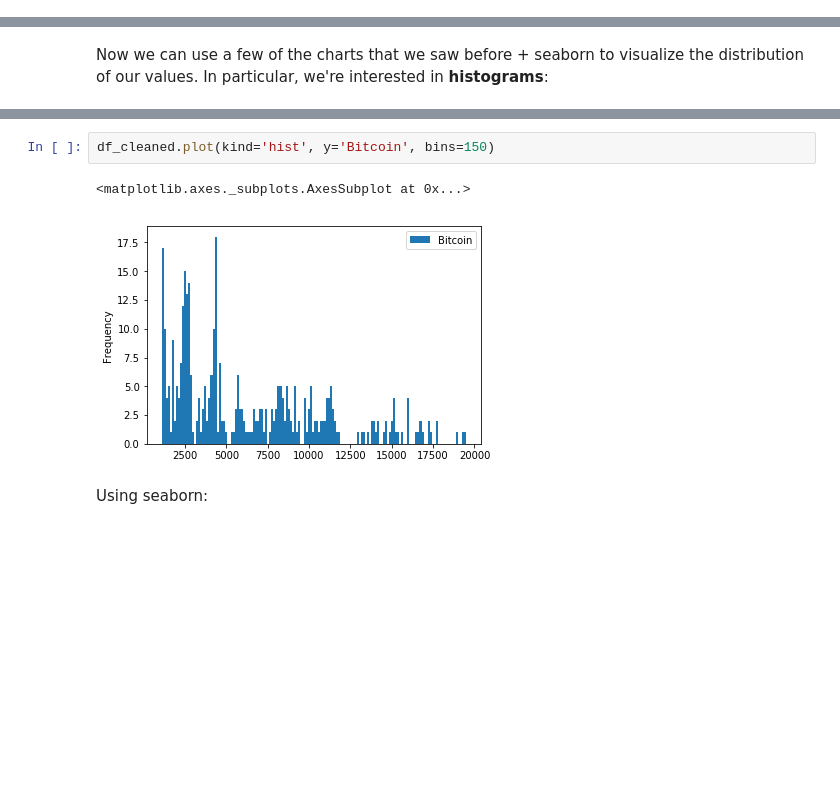
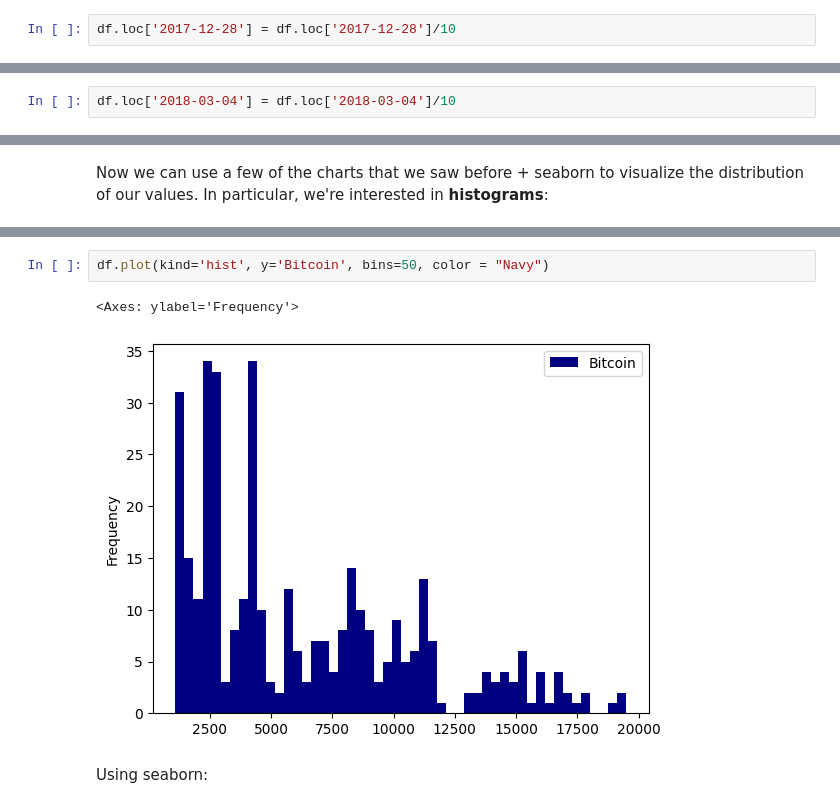
Before and after one commit to zhuowang0607/data-cleaning-rmotr-freecodecamp, a Jupyter notebook: 5 - Real Example.ipynb, the cells around one changed output, grey strips where cells are left out. Drawn from its saved outputs; the diff is of its cells as text; blank space fills up the shorter version.

```diff
--- a/5 - Real Example.ipynb
+++ b/5 - Real Example.ipynb
@@ -117,2 +111,4 @@ df['2018-03-01': '2018-03-09'].plot()
 # %% [markdown]
 Apparently, they're located in '2017-12-28' and '2018-03-04':
+# %%
+df.loc['2017-12-28'] = df.loc['2017-12-28']/10
@@ -118,0 +121,2 @@ Apparently, they're located in '2017-12-28' and '2018-03-04':
+# %%
+df.loc['2018-03-04'] = df.loc['2018-03-04']/10
@@ -174,8 +201,8 @@ df_cleaned.plot(kind='hist', y='Ether', bins=150)
 # %%
-df_cleaned.plot(kind='hist', y='Bitcoin', bins=150)
+df.plot(kind='hist', y='Bitcoin', bins=50, color = "Navy")
 # %% [output]
-<matplotlib.axes._subplots.AxesSubplot at 0x...>
+<Axes: ylabel='Frequency'>
-[figure, old version]
+[figure, new version]
 # %% [markdown]
 Using seaborn:
 # %%
```
Also changed, not shown: parts of 34 cells of this notebook.
